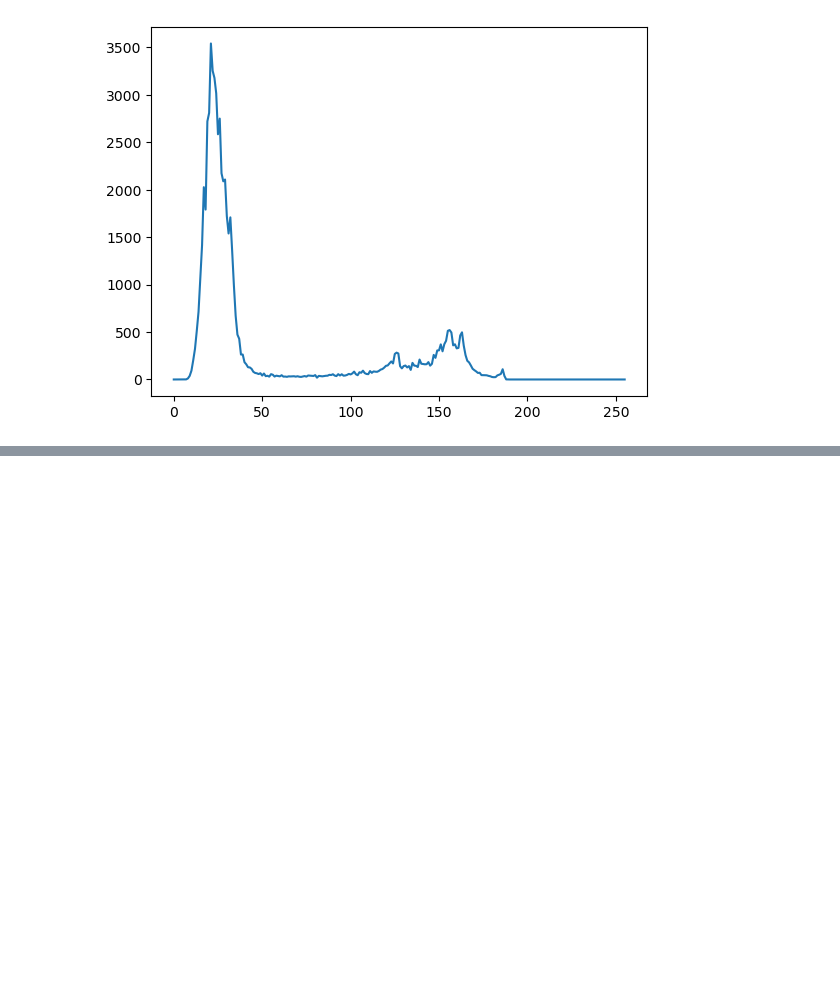
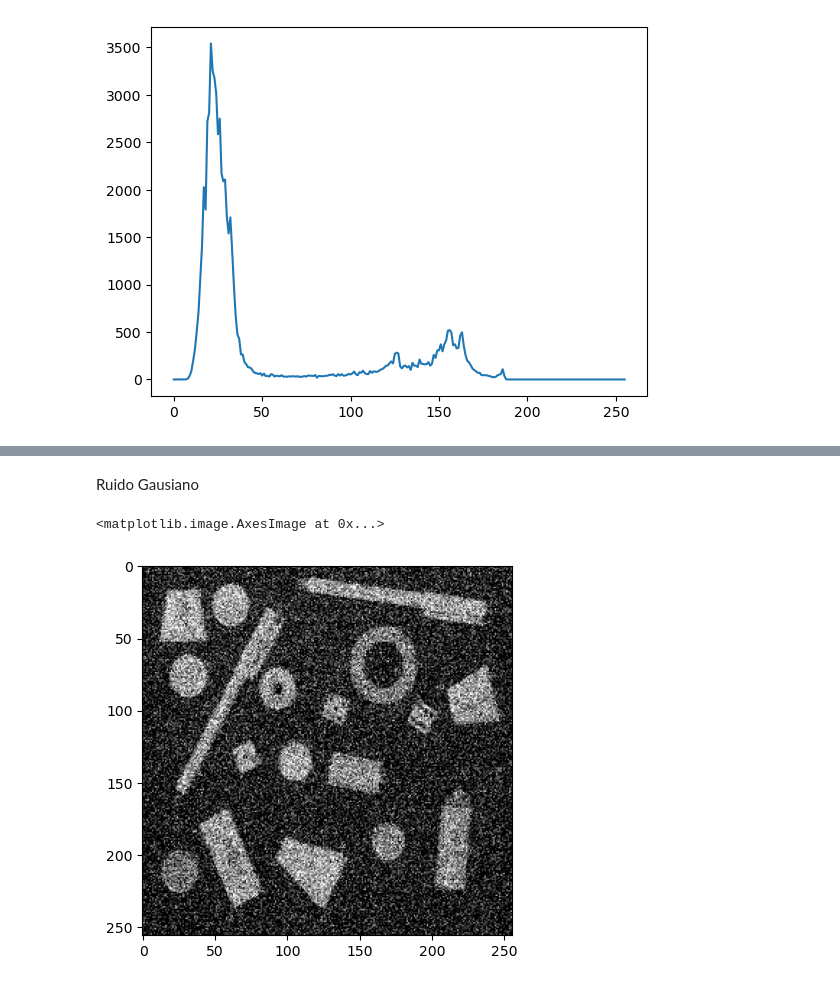
Before and after one commit to Imagenes-Vision/Taller3, a Jupyter notebook: segmentacionUmbralizacionR.ipynb, the cells around one changed output, grey strips where cells are left out. Cells and saved outputs as stored; diff of their text form; code cells hidden in the pictures; blank space fills up the shorter version.

```diff
--- a/segmentacionUmbralizacionR.ipynb
+++ b/segmentacionUmbralizacionR.ipynb
@@ -18,0 +40,9 @@ plt.plot(hist)
+# %% [markdown]
+Ruido Gausiano
+# %%
+float_image = random_noise(objectsImg, mode='gaussian', mean=0,  var=0.05)
+noised_image = (float_image * 255).astype(np.uint8)
+plt.imshow(noised_image, cmap="gray", vmin=0, vmax=255)
+# %% [output]
+<matplotlib.image.AxesImage at 0x...>
+[figure, added]
```
Also changed, not shown: parts of 30 cells of this notebook, 4 other files.
